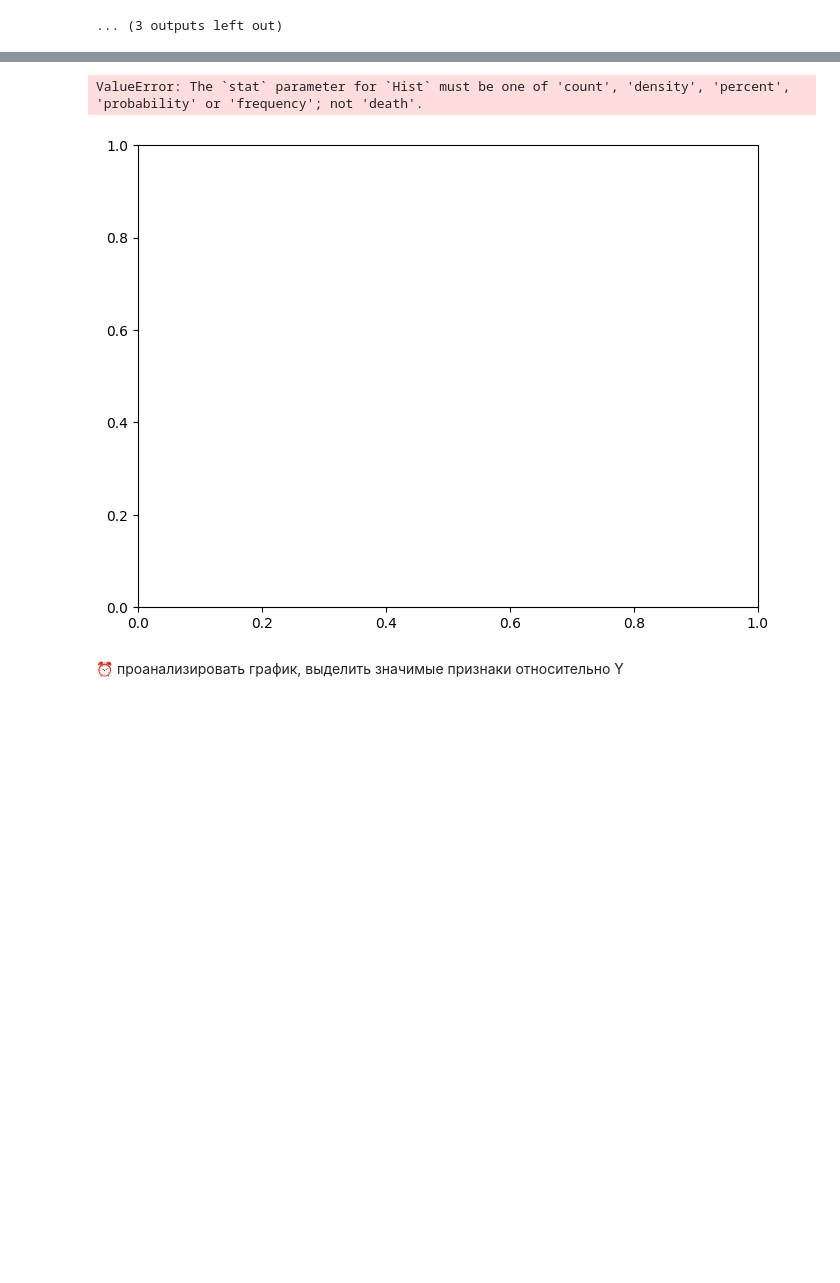
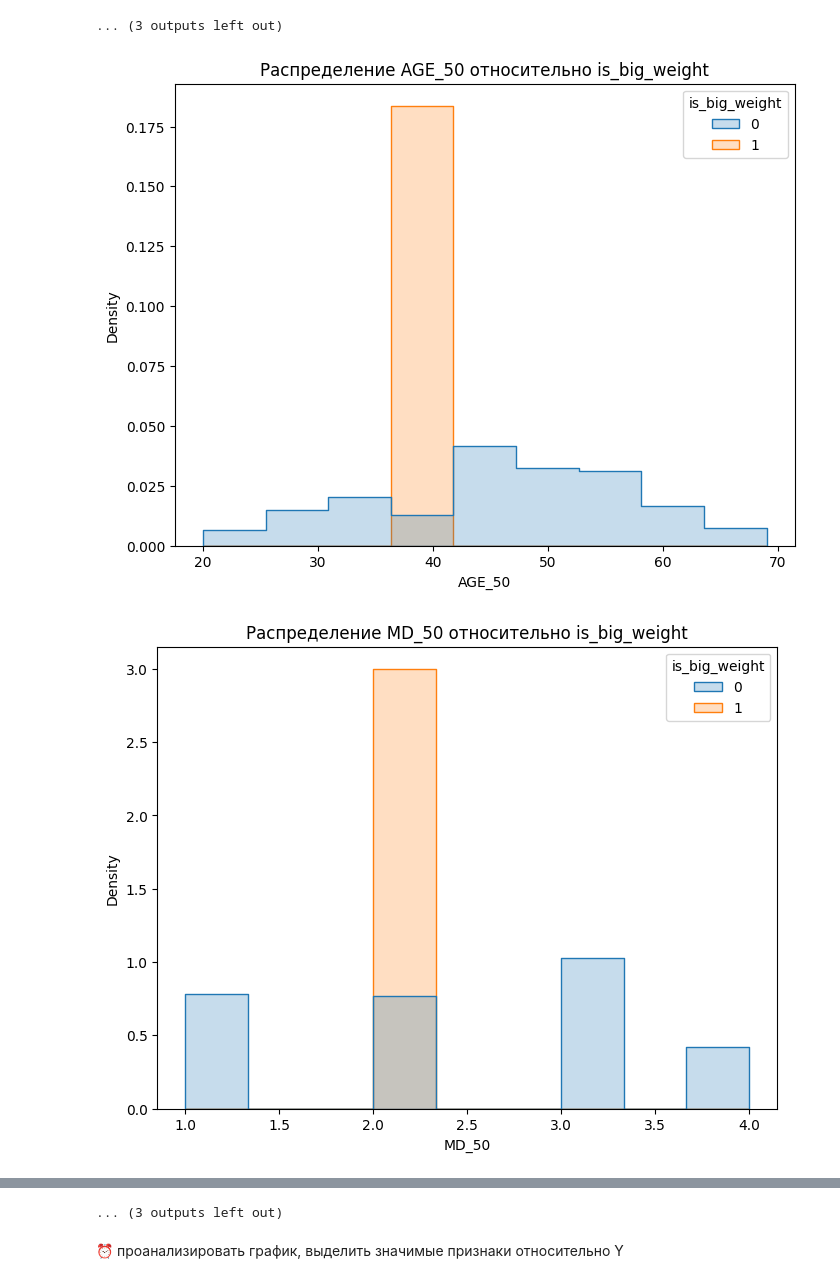
Before and after one commit to wolfram3002/Atomic_Heart, a Jupyter notebook: Практика_2.ipynb, the cells around one changed output, grey strips where cells are left out. Cells and saved outputs as stored; diff of their text form; code cells hidden in the pictures; blank space fills up the shorter version.

```diff
--- a/Практика_2.ipynb
+++ b/Практика_2.ipynb
@@ -333,8 +333,10 @@ for col in numeric_cols:
 # %%
 # Построение диаграмм распределения для каждой переменной
 for col in numeric_cols:
     plt.figure(figsize=(8, 6))
-    sns.histplot(data=df, x=col, hue='is_big_weight', element="step", stat="death", common_norm=False)
+    sns.histplot(data=df, x=col, hue='is_big_weight', element="step", stat="density", common_norm=False)
     plt.title(f'Распределение {col} относительно is_big_weight')
     plt.show()
 # %% [output]
+[figure, new version]
+[figure, added]
@@ -341,5 +353,4 @@ for col in numeric_cols:
-ValueError: The `stat` parameter for `Hist` must be one of 'count', 'density', 'percent', 'probability' or 'frequency'; not 'death'.
+... (3 outputs left out)
-[figure, old version]
 # %% [markdown]
 ⏰ проанализировать график, выделить значимые признаки относительно Y
 # %%
```
Also changed, not shown: parts of 3 cells of this notebook.
